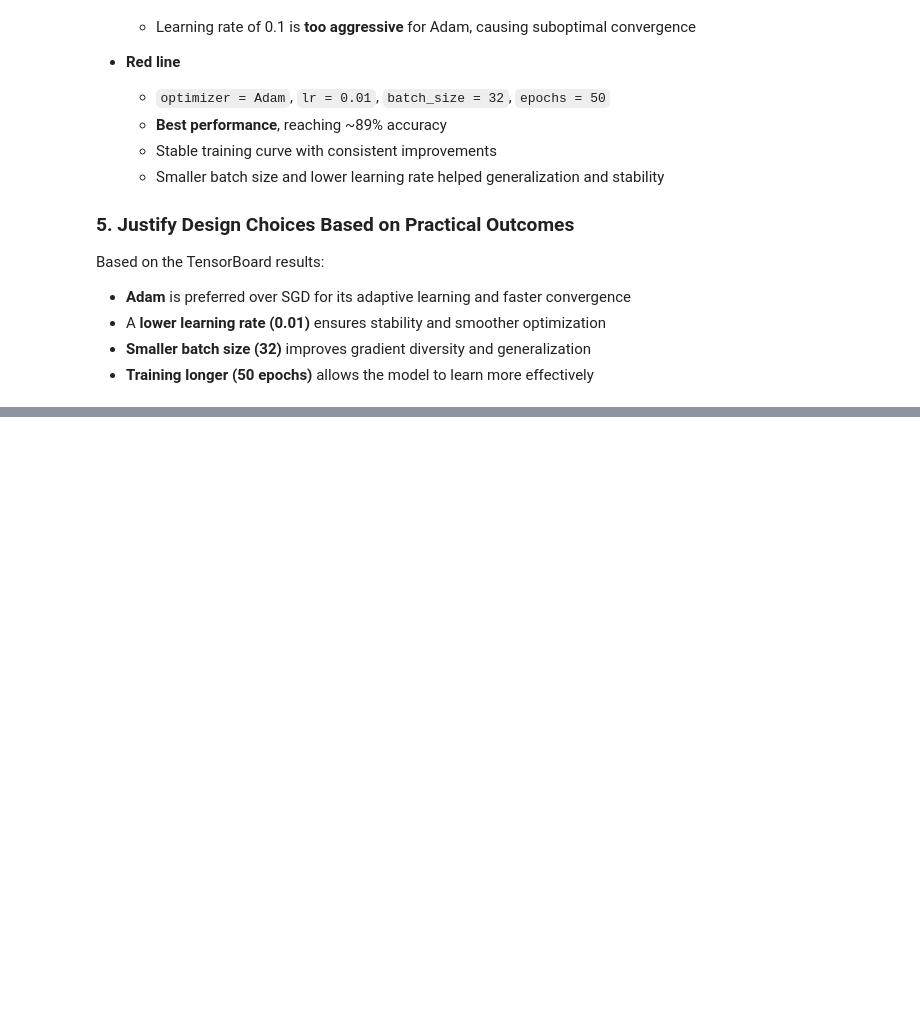
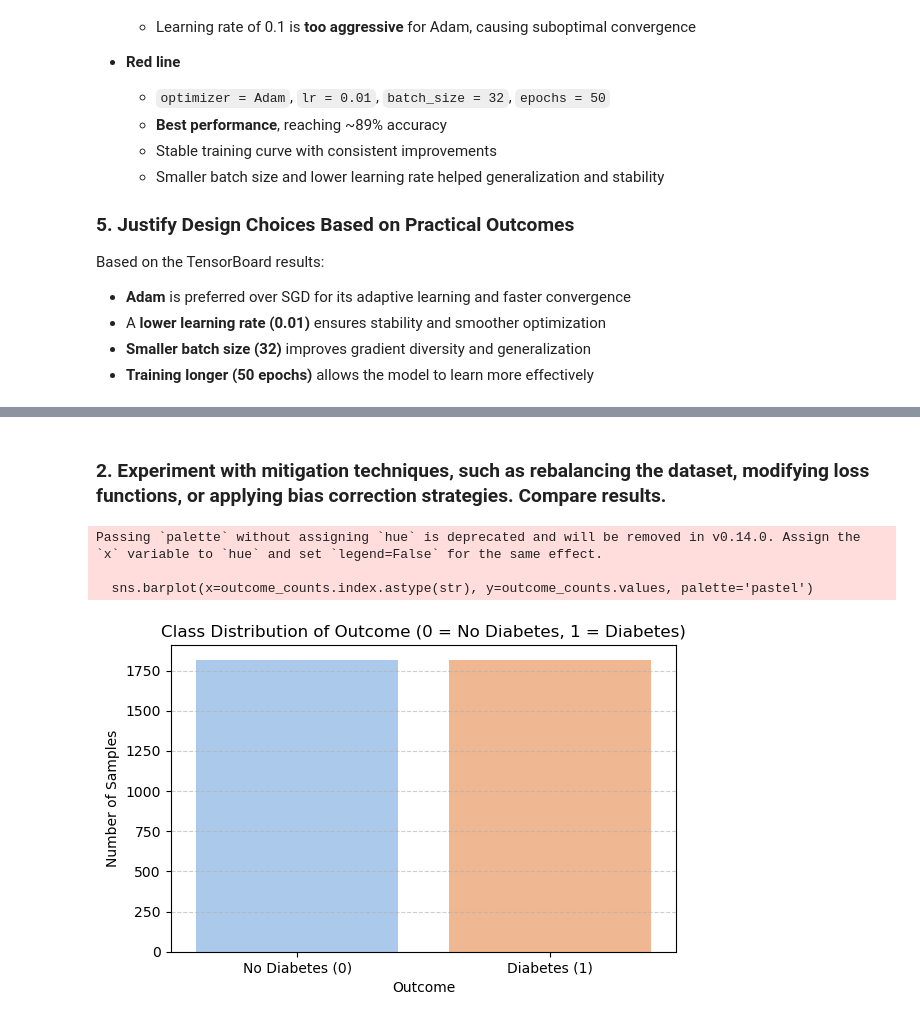
Before and after one commit to thongduong1990/SIT744-Deeplearning, a Jupyter notebook: assignment_1/223593948_SIT744_assignment1_solution.ipynb, the cells around one changed output, grey strips where cells are left out. Cells and saved outputs as stored; diff of their text form; code cells hidden in the pictures; blank space fills up the shorter version.

```diff
--- a/assignment_1/223593948_SIT744_assignment1_solution.ipynb
+++ b/assignment_1/223593948_SIT744_assignment1_solution.ipynb
@@ -429,0 +495,26 @@ Based on the TensorBoard results:
+# %% [markdown]
+### 2. Experiment with mitigation techniques, such as rebalancing the dataset, modifying loss functions, or applying bias correction strategies. Compare results.
+# %%
+smote = SMOTE(random_state=42)
+X_resampled, y_resampled = smote.fit_resample(X_scaled, y)
+
+preprocessed_df = pd.DataFrame(X_resampled, columns=X.columns)
+preprocessed_df['Outcome'] = y_resampled
+# %%
+outcome_counts = preprocessed_df['Outcome'].value_counts().sort_index()
+
+# Bar chart for imbalance
+plt.figure(figsize=(6, 4))
+sns.barplot(x=outcome_counts.index.astype(str), y=outcome_counts.values, palette='pastel')
+plt.title("Class Distribution of Outcome (0 = No Diabetes, 1 = Diabetes)")
+plt.xlabel("Outcome")
+plt.ylabel("Number of Samples")
+plt.xticks([0, 1], ['No Diabetes (0)', 'Diabetes (1)'])
+plt.grid(axis='y', linestyle='--', alpha=0.6)
+plt.tight_layout()
+plt.show()
+# %% [output]
+Passing `palette` without assigning `hue` is deprecated and will be removed in v0.14.0. Assign the `x` variable to `hue` and set `legend=False` for the same effect.
+
+  sns.barplot(x=outcome_counts.index.astype(str), y=outcome_counts.values, palette='pastel')
+[figure, added]
```
Also changed, not shown: parts of 12 cells of this notebook, 2 other files.
